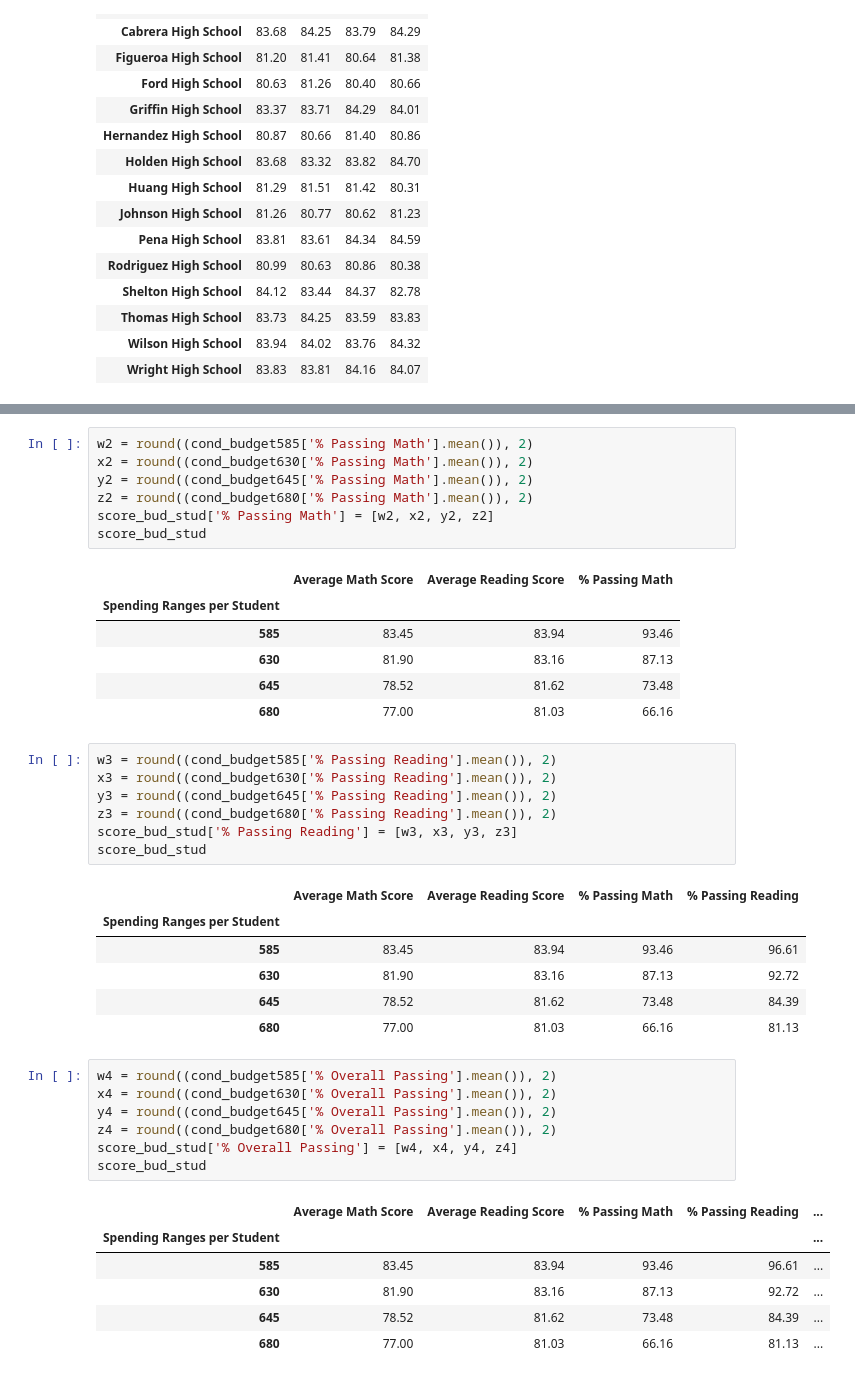
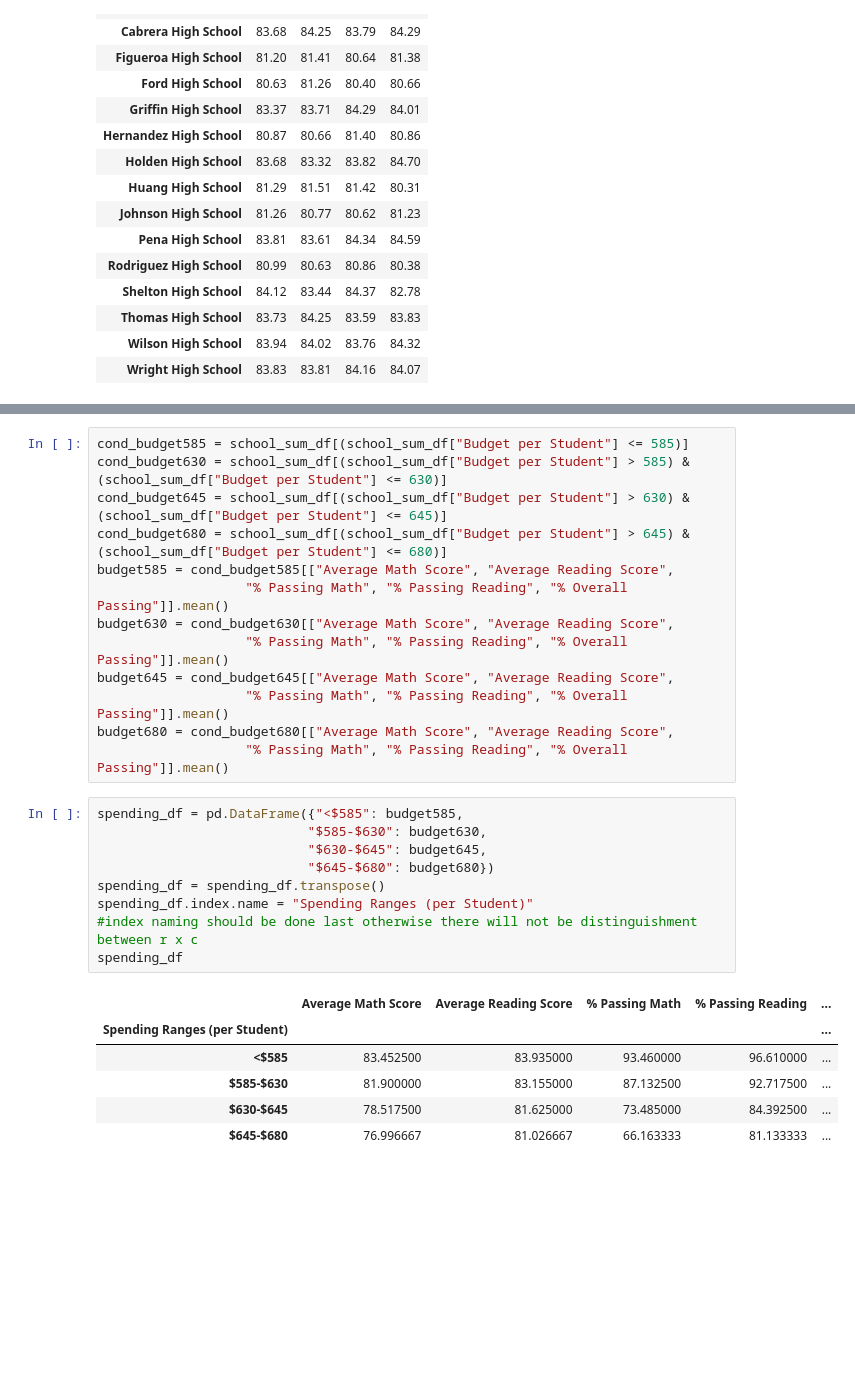
Before and after one commit to summer725/Pandas-Challenge, a Jupyter notebook: PyCitySchools/main.ipynb, the cells around one changed output, grey strips where cells are left out. Cells and saved outputs as stored; diff of their text form; blank space fills up the shorter version.

```diff
--- a/PyCitySchools/main.ipynb
+++ b/PyCitySchools/main.ipynb
@@ -393,42 +299,29 @@ score_bud_stud
-# %%
-w2 = round((cond_budget585['% Passing Math'].mean()), 2)
-x2 = round((cond_budget630['% Passing Math'].mean()), 2)
-y2 = round((cond_budget645['% Passing Math'].mean()), 2)
-z2 = round((cond_budget680['% Passing Math'].mean()), 2)
-score_bud_stud['% Passing Math'] = [w2, x2, y2, z2]
-score_bud_stud
-# %% [output]
-|  | Average Math Score | Average Reading Score | % Passing Math |
-| Spending Ranges per Student |  |  |  |
-| 585 | 83.45 | 83.94 | 93.46 |
-| 630 | 81.90 | 83.16 | 87.13 |
-| 645 | 78.52 | 81.62 | 73.48 |
-| 680 | 77.00 | 81.03 | 66.16 |
-# %%
-w3 = round((cond_budget585['% Passing Reading'].mean()), 2)
-x3 = round((cond_budget630['% Passing Reading'].mean()), 2)
-y3 = round((cond_budget645['% Passing Reading'].mean()), 2)
-z3 = round((cond_budget680['% Passing Reading'].mean()), 2)
-score_bud_stud['% Passing Reading'] = [w3, x3, y3, z3]
-score_bud_stud
-# %% [output]
-|  | Average Math Score | Average Reading Score | % Passing Math | % Passing Reading |
-| Spending Ranges per Student |  |  |  |  |
-| 585 | 83.45 | 83.94 | 93.46 | 96.61 |
-| 630 | 81.90 | 83.16 | 87.13 | 92.72 |
-| 645 | 78.52 | 81.62 | 73.48 | 84.39 |
-| 680 | 77.00 | 81.03 | 66.16 | 81.13 |
-# %%
-w4 = round((cond_budget585['% Overall Passing'].mean()), 2)
-x4 = round((cond_budget630['% Overall Passing'].mean()), 2)
-y4 = round((cond_budget645['% Overall Passing'].mean()), 2)
-z4 = round((cond_budget680['% Overall Passing'].mean()), 2)
-score_bud_stud['% Overall Passing'] = [w4, x4, y4, z4]
-score_bud_stud
-# %% [output]
-|  | Average Math Score | Average Reading Score | % Passing Math | % Passing Reading | ... |
-| Spending Ranges per Student |  |  |  |  | ... |
-| 585 | 83.45 | 83.94 | 93.46 | 96.61 | ... |
-| 630 | 81.90 | 83.16 | 87.13 | 92.72 | ... |
-| 645 | 78.52 | 81.62 | 73.48 | 84.39 | ... |
-| 680 | 77.00 | 81.03 | 66.16 | 81.13 | ... |
+# %%
+cond_budget585 = school_sum_df[(school_sum_df["Budget per Student"] <= 585)]
+cond_budget630 = school_sum_df[(school_sum_df["Budget per Student"] > 585) & (school_sum_df["Budget per Student"] <= 630)]
+cond_budget645 = school_sum_df[(school_sum_df["Budget per Student"] > 630) & (school_sum_df["Budget per Student"] <= 645)]
+cond_budget680 = school_sum_df[(school_sum_df["Budget per Student"] > 645) & (school_sum_df["Budget per Student"] <= 680)]
+budget585 = cond_budget585[["Average Math Score", "Average Reading Score",
+                   "% Passing Math", "% Passing Reading", "% Overall Passing"]].mean()
+budget630 = cond_budget630[["Average Math Score", "Average Reading Score",
+                   "% Passing Math", "% Passing Reading", "% Overall Passing"]].mean()
+budget645 = cond_budget645[["Average Math Score", "Average Reading Score",
+                   "% Passing Math", "% Passing Reading", "% Overall Passing"]].mean()
+budget680 = cond_budget680[["Average Math Score", "Average Reading Score",
+                   "% Passing Math", "% Passing Reading", "% Overall Passing"]].mean()
+# %%
+spending_df = pd.DataFrame({"<$585": budget585,
+                           "$585-$630": budget630,
+                           "$630-$645": budget645,
+                           "$645-$680": budget680})
+spending_df = spending_df.transpose()
+spending_df.index.name = "Spending Ranges (per Student)"
+#index naming should be done last otherwise there will not be distinguishment between r x c
+spending_df
+# %% [output]
+|  | Average Math Score | Average Reading Score | % Passing Math | % Passing Reading | ... |
+| Spending Ranges (per Student) |  |  |  |  | ... |
+| <$585 | 83.452500 | 83.935000 | 93.460000 | 96.610000 | ... |
+| $585-$630 | 81.900000 | 83.155000 | 87.132500 | 92.717500 | ... |
+| $630-$645 | 78.517500 | 81.625000 | 73.485000 | 84.392500 | ... |
+| $645-$680 | 76.996667 | 81.026667 | 66.163333 | 81.133333 | ... |
```
Also changed, not shown: parts of 19 cells of this notebook.
